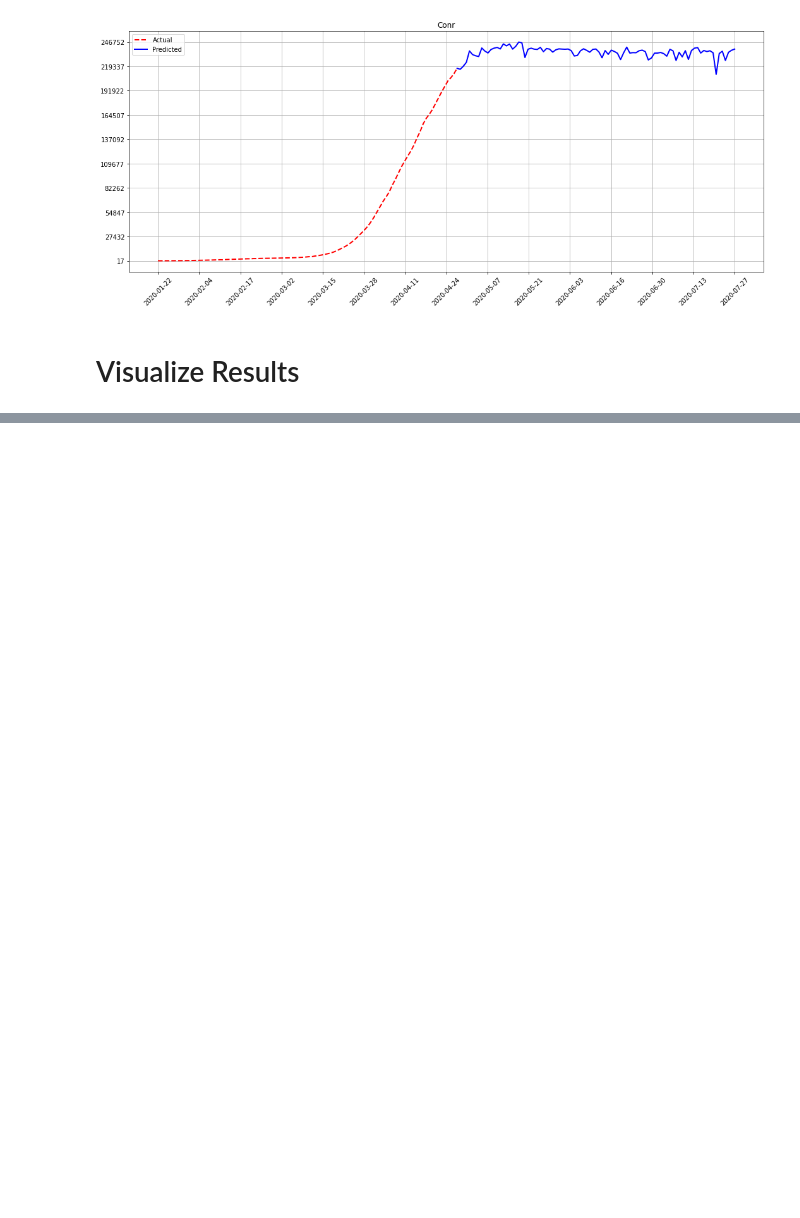
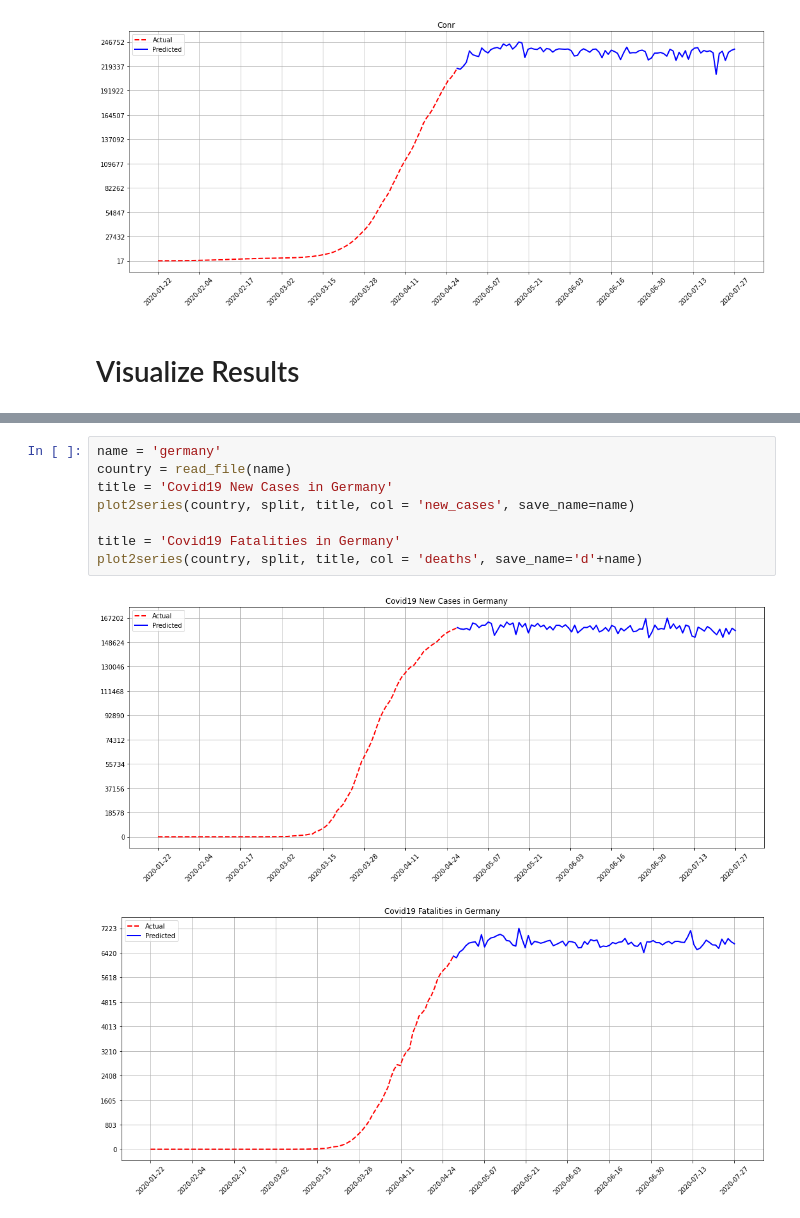
Before and after one commit to basselkassem/covid19, a Jupyter notebook: LSTM.ipynb, the cells around one changed output, grey strips where cells are left out. Drawn from its saved outputs; the diff is of its cells as text; blank space fills up the shorter version.

```diff
--- a/LSTM.ipynb
+++ b/LSTM.ipynb
@@ -425,3 +442,14 @@ def read_file(name):
+# %%
+name = 'germany'
+country = read_file(name)
+title = 'Covid19 New Cases in Germany'
+plot2series(country, split, title, col = 'new_cases', save_name=name)
+
+title = 'Covid19 Fatalities in Germany'
+plot2series(country, split, title, col = 'deaths', save_name='d'+name)
+# %% [output]
+[figure, added]
+[figure, added]
 # %%
 name = 'global'
 country = read_file(name)
```
Also changed, not shown: parts of 10 cells of this notebook.
